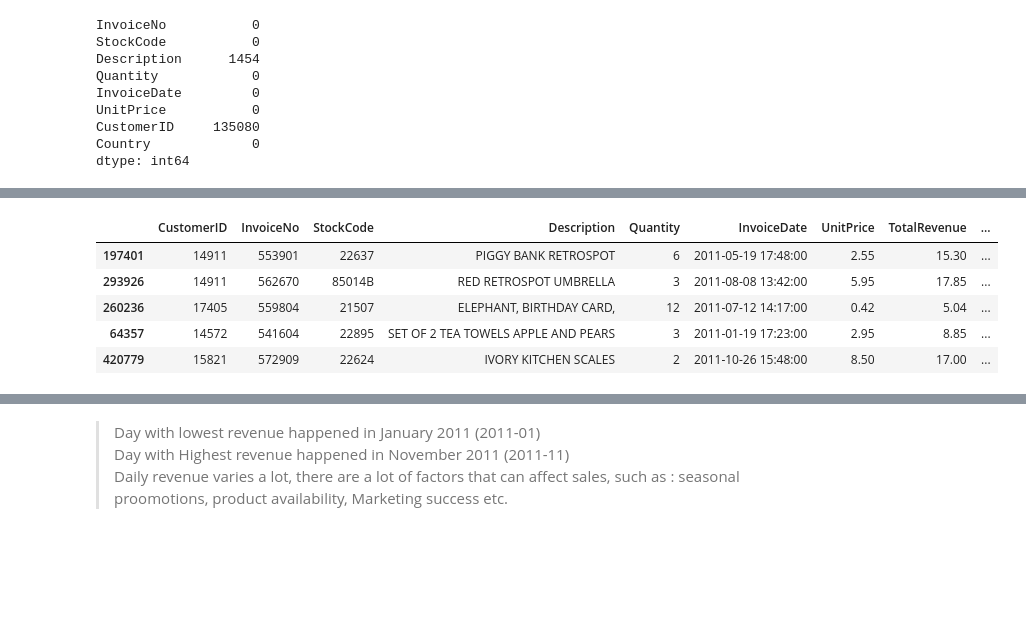
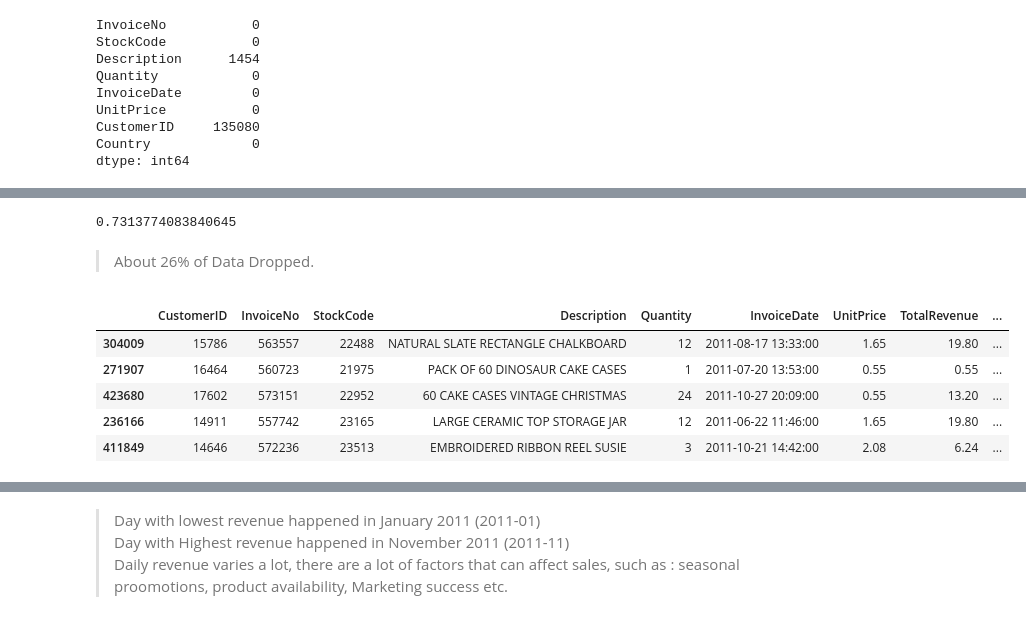
Before and after one commit to Darylwanji/CallCentre, a Jupyter notebook: Notebooks/RetailEDA.ipynb, the cells around one changed output, grey strips where cells are left out. Saved outputs shown, nothing was run; the diff lists cells and outputs as text; code cells hidden in the pictures; blank space fills up the shorter version.

```diff
--- a/Notebooks/RetailEDA.ipynb
+++ b/Notebooks/RetailEDA.ipynb
@@ -128,0 +218,8 @@ dtype: int64
+# %%
+# Filtering InvoiceNo
+cleaned_retail_df['InvoiceNo'] = cleaned_retail_df["InvoiceNo"].astype("str")
+mask = (
+    cleaned_retail_df["InvoiceNo"].str.match("^\\d{6}$") == True
+)
+cleaned_retail_df = cleaned_retail_df[mask]
+cleaned_retail_df
@@ -128,0 +240,10 @@ dtype: int64
+# %%
+# Filtering InvoiceNo
+cleaned_retail_df['StockCode'] = cleaned_retail_df["StockCode"].astype("str")
+mask = (
+    (cleaned_retail_df["StockCode"].str.match("^\\d{5}[a-zA-Z]+$") == True)
+    | (cleaned_retail_df["StockCode"].str.match("^\\d{5}$") == True)
+    | (cleaned_retail_df["StockCode"].str.match("^PADS$") == True)
+)
+cleaned_retail_df = cleaned_retail_df[mask]
+cleaned_retail_df
@@ -128,0 +276,3 @@ dtype: int64
+# %%
+cleaned_retail_df.dropna(subset="CustomerID",inplace=True)
+cleaned_retail_df
@@ -128,0 +309,3 @@ dtype: int64
+# %%
+cleaned_retail_df = cleaned_retail_df[cleaned_retail_df["UnitPrice"] > 0]
+cleaned_retail_df
@@ -129,16 +338,23 @@ dtype: int64
+# %%
+len(cleaned_retail_df)/len(retail_df)
+# %% [output]
+0.7313774083840645
+# %% [markdown]
+> About 26% of Data Dropped.
 # %%
 # Adding TotalRevenue column
-retail_df['TotalRevenue'] = retail_df['Quantity'] * retail_df['UnitPrice']
+cleaned_retail_df['TotalRevenue'] = cleaned_retail_df['Quantity'] * cleaned_retail_df['UnitPrice']
+cleaned_retail_df["CustomerID"] = cleaned_retail_df["CustomerID"].astype("int")
 
 # Display the DataFrame with the new column
-retail_df = retail_df[['CustomerID','InvoiceNo', 'StockCode', 'Description', 'Quantity', 'InvoiceDate', 'UnitPrice', 'TotalRevenue','Country']]
-retail_df.sample(5)
+cleaned_retail_df = cleaned_retail_df[['CustomerID','InvoiceNo', 'StockCode', 'Description', 'Quantity', 'InvoiceDate', 'UnitPrice', 'TotalRevenue','Country']]
+cleaned_retail_df.sample(5)
 # %% [output]
 |  | CustomerID | InvoiceNo | StockCode | Description | Quantity | InvoiceDate | UnitPrice | TotalRevenue | ... |
-| 197401 | 14911 | 553901 | 22637 | PIGGY BANK RETROSPOT | 6 | 2011-05-19 17:48:00 | 2.55 | 15.30 | ... |
-| 293926 | 14911 | 562670 | 85014B | RED RETROSPOT UMBRELLA | 3 | 2011-08-08 13:42:00 | 5.95 | 17.85 | ... |
-| 260236 | 17405 | 559804 | 21507 | ELEPHANT, BIRTHDAY CARD, | 12 | 2011-07-12 14:17:00 | 0.42 | 5.04 | ... |
-| 64357 | 14572 | 541604 | 22895 | SET OF 2 TEA TOWELS APPLE AND PEARS | 3 | 2011-01-19 17:23:00 | 2.95 | 8.85 | ... |
-| 420779 | 15821 | 572909 | 22624 | IVORY KITCHEN SCALES | 2 | 2011-10-26 15:48:00 | 8.50 | 17.00 | ... |
+| 304009 | 15786 | 563557 | 22488 | NATURAL SLATE RECTANGLE CHALKBOARD | 12 | 2011-08-17 13:33:00 | 1.65 | 19.80 | ... |
+| 271907 | 16464 | 560723 | 21975 | PACK OF 60 DINOSAUR CAKE CASES | 1 | 2011-07-20 13:53:00 | 0.55 | 0.55 | ... |
+| 423680 | 17602 | 573151 | 22952 | 60 CAKE CASES VINTAGE CHRISTMAS | 24 | 2011-10-27 20:09:00 | 0.55 | 13.20 | ... |
+| 236166 | 14911 | 557742 | 23165 | LARGE CERAMIC TOP STORAGE JAR | 12 | 2011-06-22 11:46:00 | 1.65 | 19.80 | ... |
+| 411849 | 14646 | 572236 | 23513 | EMBROIDERED RIBBON REEL SUSIE | 3 | 2011-10-21 14:42:00 | 2.08 | 6.24 | ... |
 # %%
 # Group by date and sum TotalRevenue for each day
```
Also changed, not shown: parts of 46 cells of this notebook, 3 other files.
